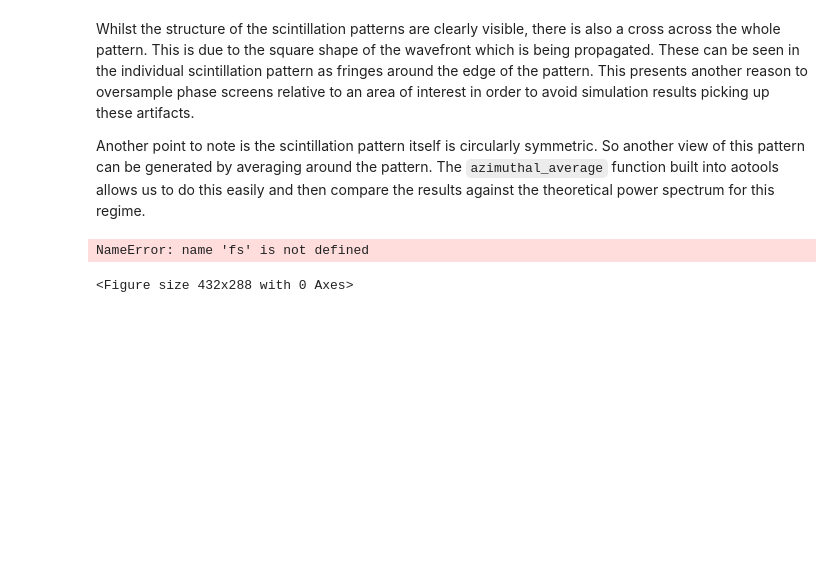
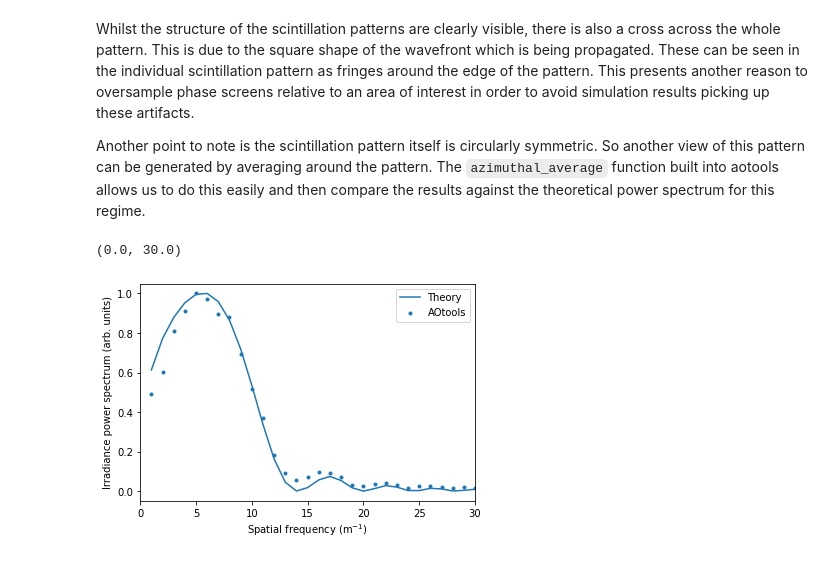
Before and after one commit to AOtools/aotools_tests, a Jupyter notebook: workshop/3_propagating_light.ipynb, the cells around one changed output. Drawn from its saved outputs; the diff is of its cells as text; code cells hidden in the pictures; blank space fills up the shorter version.

```diff
--- a/workshop/3_propagating_light.ipynb
+++ b/workshop/3_propagating_light.ipynb
@@ -141,12 +141,12 @@ def W(f, z, cn2, wvl=500e-9):
 W_th = W(spatial_scales, propagation_distance, aotools.r0_to_cn2(r0))
 # %%
 plt.figure()
-plt.plot(fs, W_th/W_th.max(), label='Theory')
-plt.scatter(fs, powerspec_1d[1:]/powerspec_1d[1:].max(), marker='.', label='AOtools')
+plt.plot(spatial_scales, W_th/W_th.max(), label='Theory')
+plt.scatter(spatial_scales, powerspec_1d[1:]/powerspec_1d[1:].max(), marker='.', label='AOtools')
 plt.xlabel('Spatial frequency (m$^{-1}$)')
 plt.ylabel('Irradiance power spectrum (arb. units)')
 plt.legend(loc=0)
 plt.xlim(0,30)
 # %% [output]
-NameError: name 'fs' is not defined
+(0.0, 30.0)
-<Figure size 432x288 with 0 Axes>
+[figure, added]
```
Also changed, not shown: parts of 1 cell of this notebook, 1 other file.
